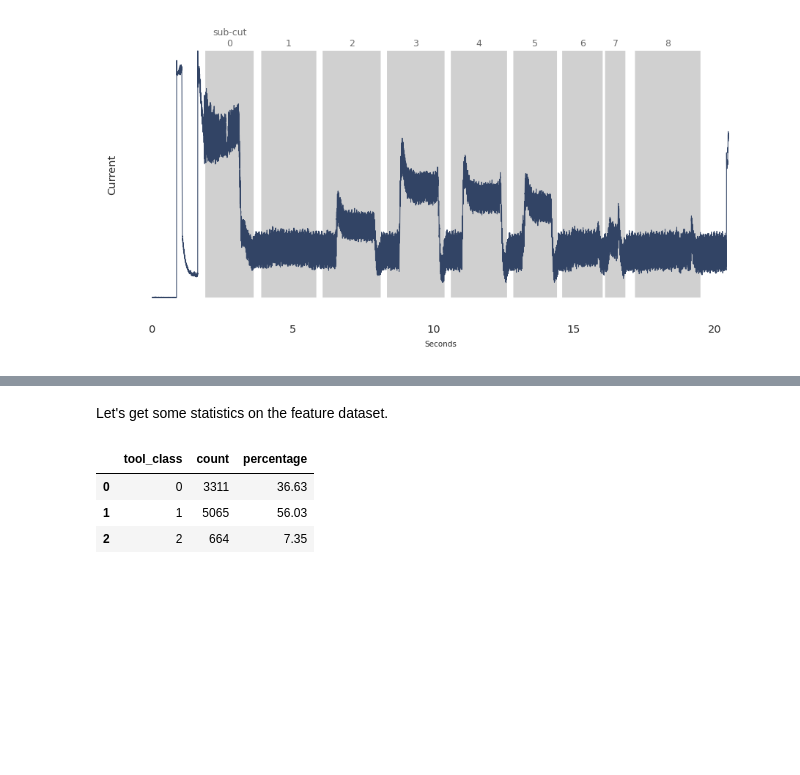
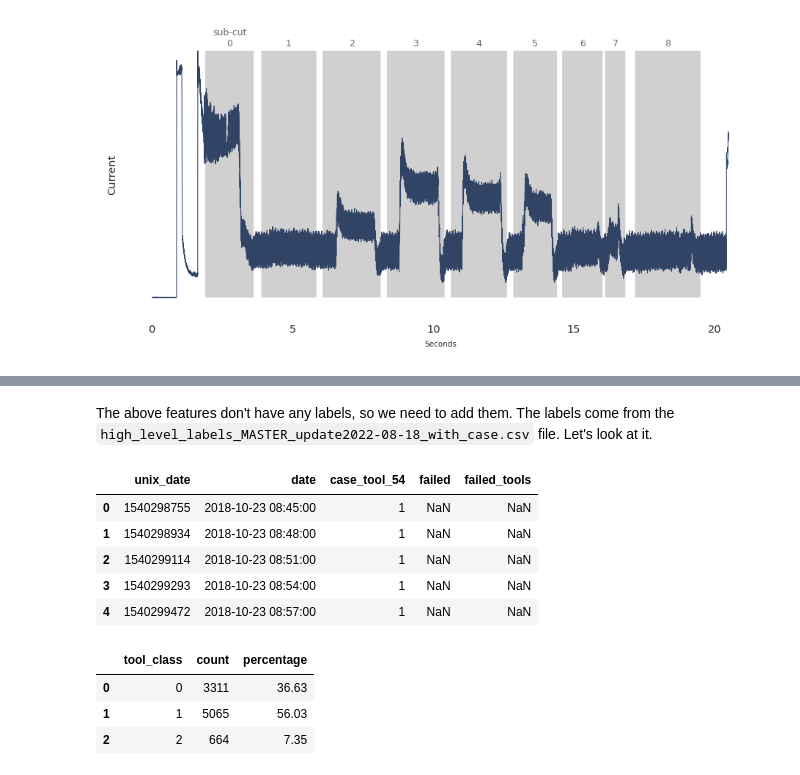
Before and after one commit to tvhahn/tspipe, a Jupyter notebook: notebooks/cnc-reproduction.ipynb, the cells around one changed output, grey strips where cells are left out. Cells and saved outputs as stored; diff of their text form; code cells hidden in the pictures; blank space fills up the shorter version.

```diff
--- a/notebooks/cnc-reproduction.ipynb
+++ b/notebooks/cnc-reproduction.ipynb
@@ -161,5 +128,15 @@ df_feat.head()
-# %% [markdown]
-Let's get some statistics on the feature dataset.
+# %% [markdown]
+The above features don't have any labels, so we need to add them. The labels come from the `high_level_labels_MASTER_update2022-08-18_with_case.csv` file. Let's look at it.
+# %%
+df_labels = pd.read_csv(proj_dir / 'data' / 'processed' / 'cnc' / 'high_level_labels_MASTER_update2022-08-18_with_case.csv')
+df_labels.head()
+# %% [output]
+|  | unix_date | date | case_tool_54 | failed | failed_tools |
+| 0 | 1540298755 | 2018-10-23 08:45:00 | 1 | NaN | NaN |
+| 1 | 1540298934 | 2018-10-23 08:48:00 | 1 | NaN | NaN |
+| 2 | 1540299114 | 2018-10-23 08:51:00 | 1 | NaN | NaN |
+| 3 | 1540299293 | 2018-10-23 08:54:00 | 1 | NaN | NaN |
+| 4 | 1540299472 | 2018-10-23 08:57:00 | 1 | NaN | NaN |
 # %%
 # get the percentage of each tool_class
 df_p = df_feat.groupby("tool_class").size() / df_feat.shape[0] * 100
```
Also changed, not shown: parts of 12 cells of this notebook.
